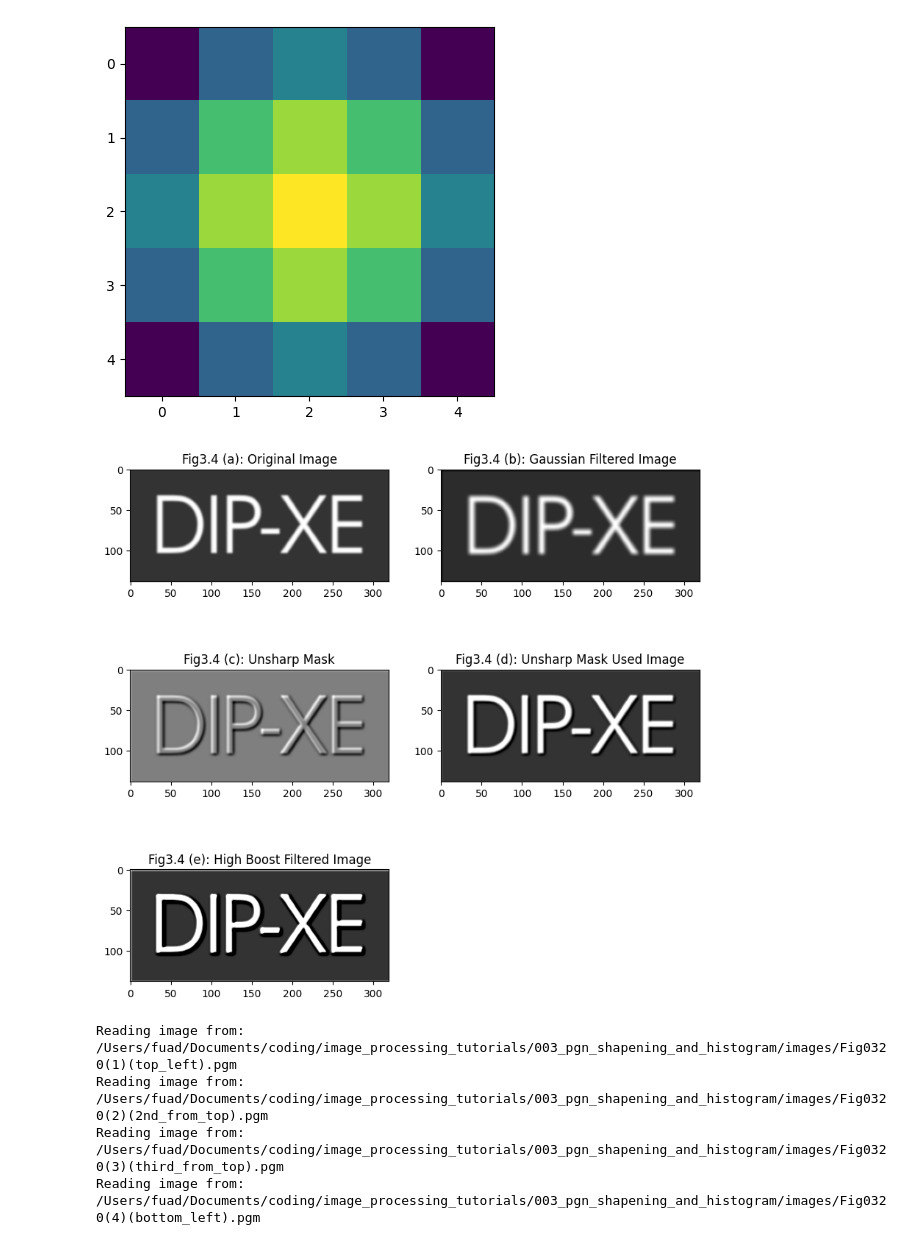
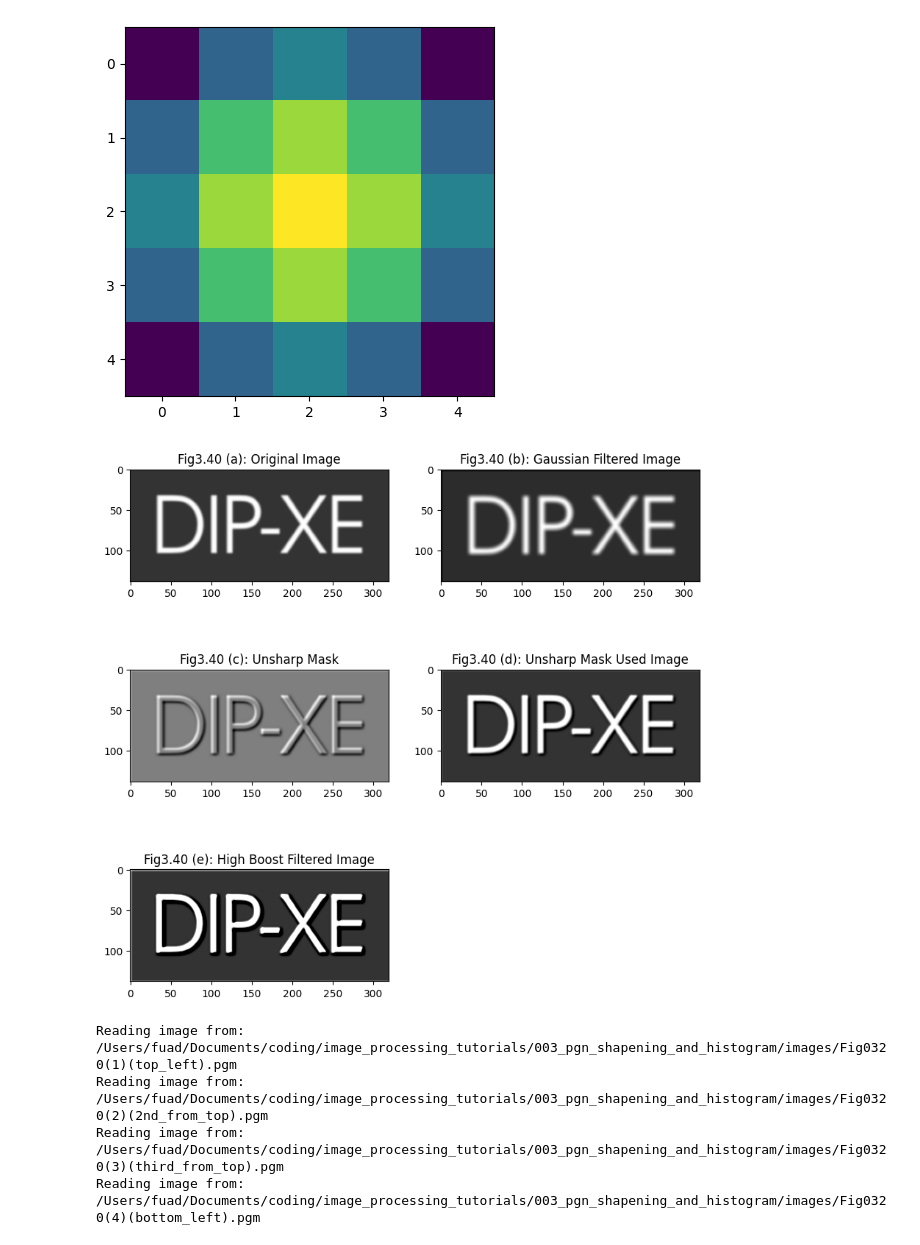
Before and after one commit to fouad1233/image_processing_tutorials, a Jupyter notebook: 003_pgn_shapening_and_histogram/main.ipynb, the cells around one changed output. Cells and saved outputs as stored; diff of their text form; code cells hidden in the pictures.

```diff
--- a/003_pgn_shapening_and_histogram/main.ipynb
+++ b/003_pgn_shapening_and_histogram/main.ipynb
@@ -105,28 +105,28 @@ high_boost_filtered = fig_03_40_analyzer.get_image_array() + 4.5 * uncharp_mask
 # %%
 # plot all the images
 plt.figure(figsize=(10, 10))
 plt.subplot(3, 2, 1)
 plt.imshow(fig_03_40_analyzer.get_image_array(), cmap='gray', vmin=0, vmax=255)
-plt.title('Fig3.4 (a): Original Image')
+plt.title('Fig3.40 (a): Original Image')
 
 plt.subplot(3, 2, 2)
 plt.imshow(gaussian_image, cmap='gray')
-plt.title('Fig3.4 (b): Gaussian Filtered Image')
+plt.title('Fig3.40 (b): Gaussian Filtered Image')
 
 plt.subplot(3, 2, 3)
 plt.imshow(Image_analyzer().image_array_scale(uncharp_mask), cmap='gray', vmin=0, vmax=255)
-plt.title('Fig3.4 (c): Unsharp Mask')
+plt.title('Fig3.40 (c): Unsharp Mask')
 
 plt.subplot(3, 2, 4)
 plt.imshow(uncharp_mask_used_fig, cmap='gray', vmin = 0, vmax = 255)
-plt.title('Fig3.4 (d): Unsharp Mask Used Image')
+plt.title('Fig3.40 (d): Unsharp Mask Used Image')
 
 plt.subplot(3, 2, 5)
 plt.imshow(high_boost_filtered, cmap='gray',vmin=0, vmax=255)
-plt.title('Fig3.4 (e): High Boost Filtered Image')
+plt.title('Fig3.40 (e): High Boost Filtered Image')
 plt.show()
 # %% [output]
-[figure, old version]
+[figure, new version]
 # %%
 fig_03_20_2_path = images_dir+'Fig0320(1)(top_left).pgm'
 fig_03_20_2_analyzer = Image_analyzer(fig_03_20_2_path)
```
